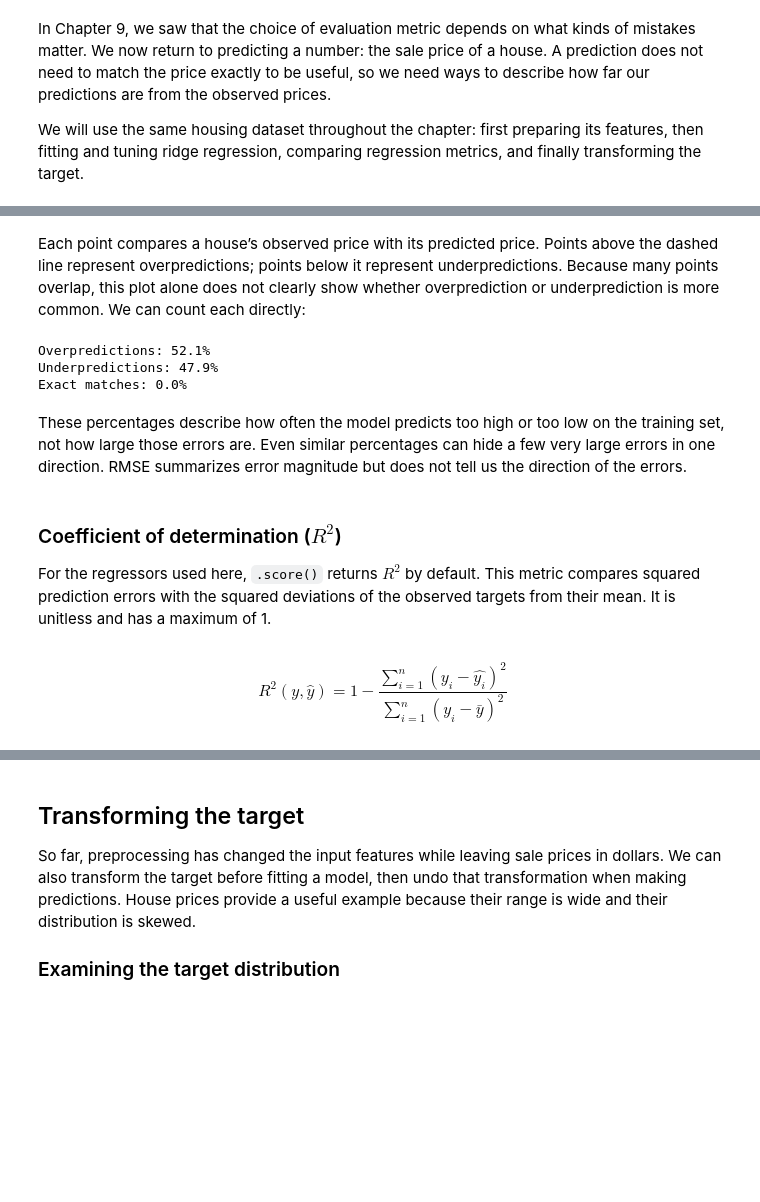
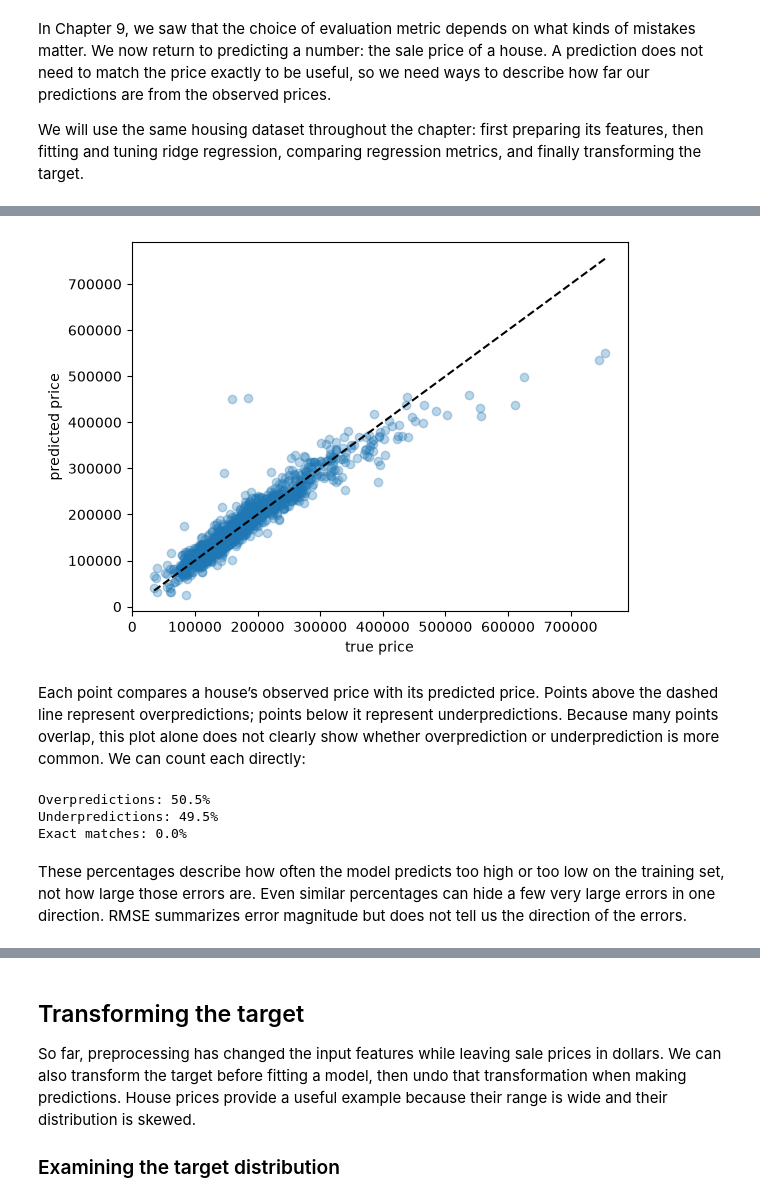
Before and after one commit to UBC-CS/cpsc330-book, a Jupyter notebook: book/10_regression-metrics.ipynb, the cells around one changed output, grey strips where cells are left out. Drawn from its saved outputs; the diff is of its cells as text; code cells hidden in the pictures; blank space fills up the shorter version.

```diff
--- a/book/10_regression-metrics.ipynb
+++ b/book/10_regression-metrics.ipynb
@@ -452,3 +279,0 @@ pd.DataFrame(cross_validate(dummy, X_train, y_train, cv=10, return_train_score=T
-# %%
-lr = make_pipeline(preprocessor, Ridge())
-lr.fit(X_train, y_train);
@@ -761,0 +502,5 @@ plt.ylabel("predicted price");
+# %%
+best_alpha = search.best_params_["ridge__alpha"]
+ridge_tuned = search.best_estimator_
+print(f"Selected alpha: {best_alpha:g}")
+print(f"Best mean validation R2: {search.best_score_:.3f}")
@@ -761,0 +516,23 @@ plt.ylabel("predicted price");
+# %%
+features_to_compare = [
+    "OverallQual", "GrLivArea", "KitchenQual", "Neighborhood_Edwards"
+]
+selected_preprocessor = ridge_tuned.named_steps["columntransformer"]
+selected_coefficients = pd.Series(
+    ridge_tuned.named_steps["ridge"].coef_,
+    index=selected_preprocessor.get_feature_names_out(),
+)
+coefficient_comparison = {}
+for label, alpha in [("Weak (0.01)", 0.01), ("Strong (1000)", 1000)]:
+    model = clone(pipe_ridge).set_params(ridge__alpha=alpha)
+    model.fit(X_train, y_train)
+    coefficient_comparison[label] = pd.Series(
+        model.named_steps["ridge"].coef_,
+        index=model.named_steps["columntransformer"].get_feature_names_out(),
+    )
+
+selected_label = f"Selected ({best_alpha:g})"
+coefficient_comparison[selected_label] = selected_coefficients
+pd.DataFrame(coefficient_comparison).loc[
+    features_to_compare, ["Weak (0.01)", selected_label, "Strong (1000)"]
+].round(0)
@@ -762,20 +666,22 @@ plt.ylabel("predicted price");
+# %%
+plt.scatter(y_train, preds, alpha=0.3)
+grid = np.linspace(y_train.min(), y_train.max(), 1000)
+plt.plot(grid, grid, "--k")
+plt.xlabel("true price")
+plt.ylabel("predicted price");
+# %% [output]
+[figure, added]
 # %% [markdown]
 Each point compares a house’s observed price with its predicted price. Points above the dashed line represent overpredictions; points below it represent underpredictions. Because many points overlap, this plot alone does not clearly show whether overprediction or underprediction is more common. We can count each directly:
 # %%
 # Positive errors indicate overprediction; negative errors indicate underprediction.
-errors = ridge_tuned.predict(X_train) - y_train
+errors = preds - y_train
 print(f"Overpredictions: {(errors > 0).mean():.1%}")
 print(f"Underpredictions: {(errors < 0).mean():.1%}")
 print(f"Exact matches: {(errors == 0).mean():.1%}")
 # %% [output]
-Overpredictions: 52.1%
-Underpredictions: 47.9%
+Overpredictions: 50.5%
+Underpredictions: 49.5%
 Exact matches: 0.0%
 # %% [markdown]
 These percentages describe how often the model predicts too high or too low on the training set, not how large those errors are. Even similar percentages can hide a few very large errors in one direction. RMSE summarizes error magnitude but does not tell us the direction of the errors.
-# %% [markdown]
-### Coefficient of determination ($R^2$)
-
-For the regressors used here, `.score()` returns $R^2$ by default. This metric compares squared prediction errors with the squared deviations of the observed targets from their mean. It is unitless and has a maximum of 1.
-# %% [markdown]
-$$R^2(y, \hat{y}) = 1 - \frac{\sum_{i=1}^n (y_i - \hat{y_i})^2}{\sum_{i=1}^n (y_i - \bar{y})^2}$$
```
Also changed, not shown: parts of 207 cells of this notebook, 1 other file.
